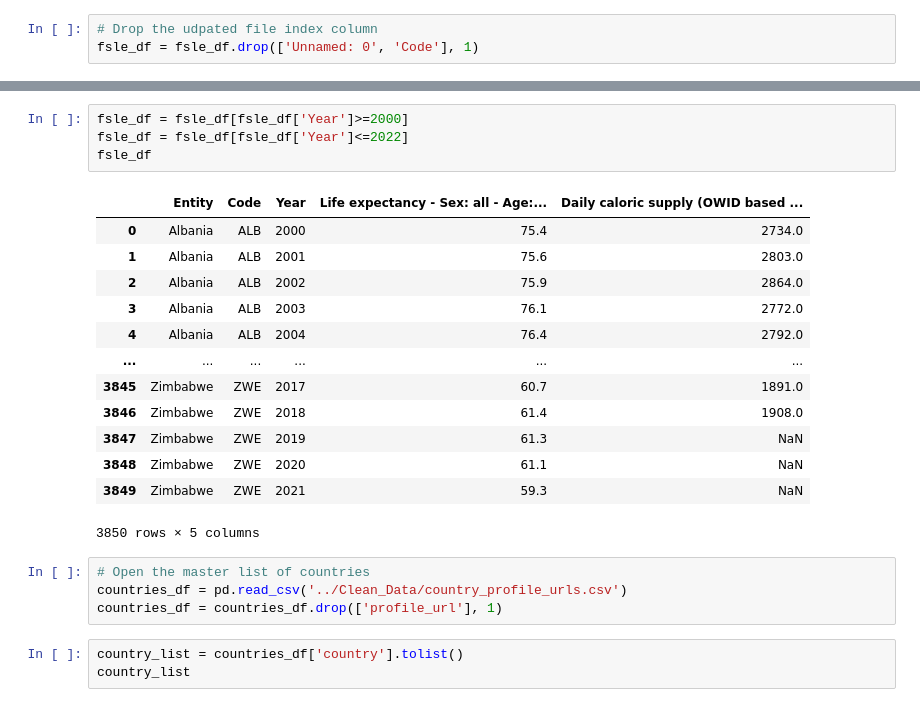
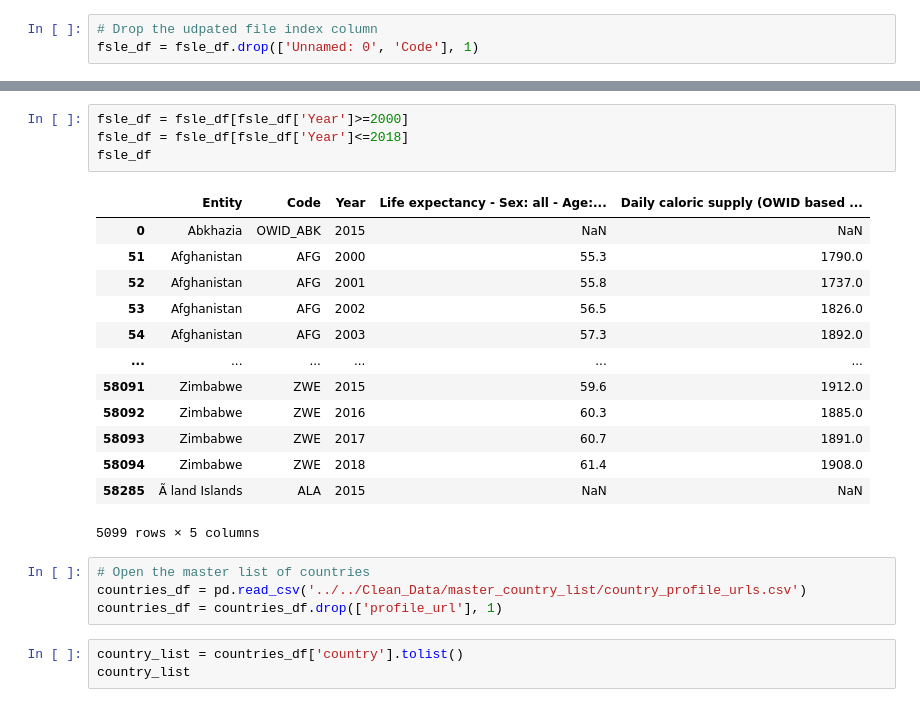
Before and after one commit to AndrewZinc/Expect_Life, a Jupyter notebook: Clean_Data/Data_Cleaning_Jupyter_notebooks/data_cleaning_Food-supply-Life-Expectancy.ipynb, the cells around one changed output, grey strips where cells are left out. Cells and saved outputs as stored; diff of their text form.

Commit message:
Clean_Data area cleaning and reorganization.  Adding focused Jupyter notebooks for almost-final clustering scenarios.  Added image resources.

```diff
--- a/Clean_Data/Data_Cleaning_Jupyter_notebooks/data_cleaning_Food-supply-Life-Expectancy.ipynb
+++ b/Clean_Data/Data_Cleaning_Jupyter_notebooks/data_cleaning_Food-supply-Life-Expectancy.ipynb
@@ -62,24 +48,24 @@ fsle_df
 # %%
 fsle_df = fsle_df[fsle_df['Year']>=2000]
-fsle_df = fsle_df[fsle_df['Year']<=2022]
+fsle_df = fsle_df[fsle_df['Year']<=2018]
 fsle_df
 # %% [output]
 |  | Entity | Code | Year | Life expectancy - Sex: all - Age:... | Daily caloric supply (OWID based ... |
-| 0 | Albania | ALB | 2000 | 75.4 | 2734.0 |
-| 1 | Albania | ALB | 2001 | 75.6 | 2803.0 |
-| 2 | Albania | ALB | 2002 | 75.9 | 2864.0 |
-| 3 | Albania | ALB | 2003 | 76.1 | 2772.0 |
-| 4 | Albania | ALB | 2004 | 76.4 | 2792.0 |
+| 0 | Abkhazia | OWID_ABK | 2015 | NaN | NaN |
+| 51 | Afghanistan | AFG | 2000 | 55.3 | 1790.0 |
+| 52 | Afghanistan | AFG | 2001 | 55.8 | 1737.0 |
+| 53 | Afghanistan | AFG | 2002 | 56.5 | 1826.0 |
+| 54 | Afghanistan | AFG | 2003 | 57.3 | 1892.0 |
 | ... | ... | ... | ... | ... | ... |
-| 3845 | Zimbabwe | ZWE | 2017 | 60.7 | 1891.0 |
-| 3846 | Zimbabwe | ZWE | 2018 | 61.4 | 1908.0 |
-| 3847 | Zimbabwe | ZWE | 2019 | 61.3 | NaN |
-| 3848 | Zimbabwe | ZWE | 2020 | 61.1 | NaN |
-| 3849 | Zimbabwe | ZWE | 2021 | 59.3 | NaN |
+| 58091 | Zimbabwe | ZWE | 2015 | 59.6 | 1912.0 |
+| 58092 | Zimbabwe | ZWE | 2016 | 60.3 | 1885.0 |
+| 58093 | Zimbabwe | ZWE | 2017 | 60.7 | 1891.0 |
+| 58094 | Zimbabwe | ZWE | 2018 | 61.4 | 1908.0 |
+| 58285 | Ã land Islands | ALA | 2015 | NaN | NaN |
-3850 rows × 5 columns
+5099 rows × 5 columns
 # %%
 # Open the master list of countries
-countries_df = pd.read_csv('../Clean_Data/country_profile_urls.csv')
+countries_df = pd.read_csv('../../Clean_Data/master_country_list/country_profile_urls.csv')
 countries_df = countries_df.drop(['profile_url'], 1)
 # %%
 country_list = countries_df['country'].tolist()
```
Also changed, not shown: parts of 9 cells of this notebook, 19 other files.
